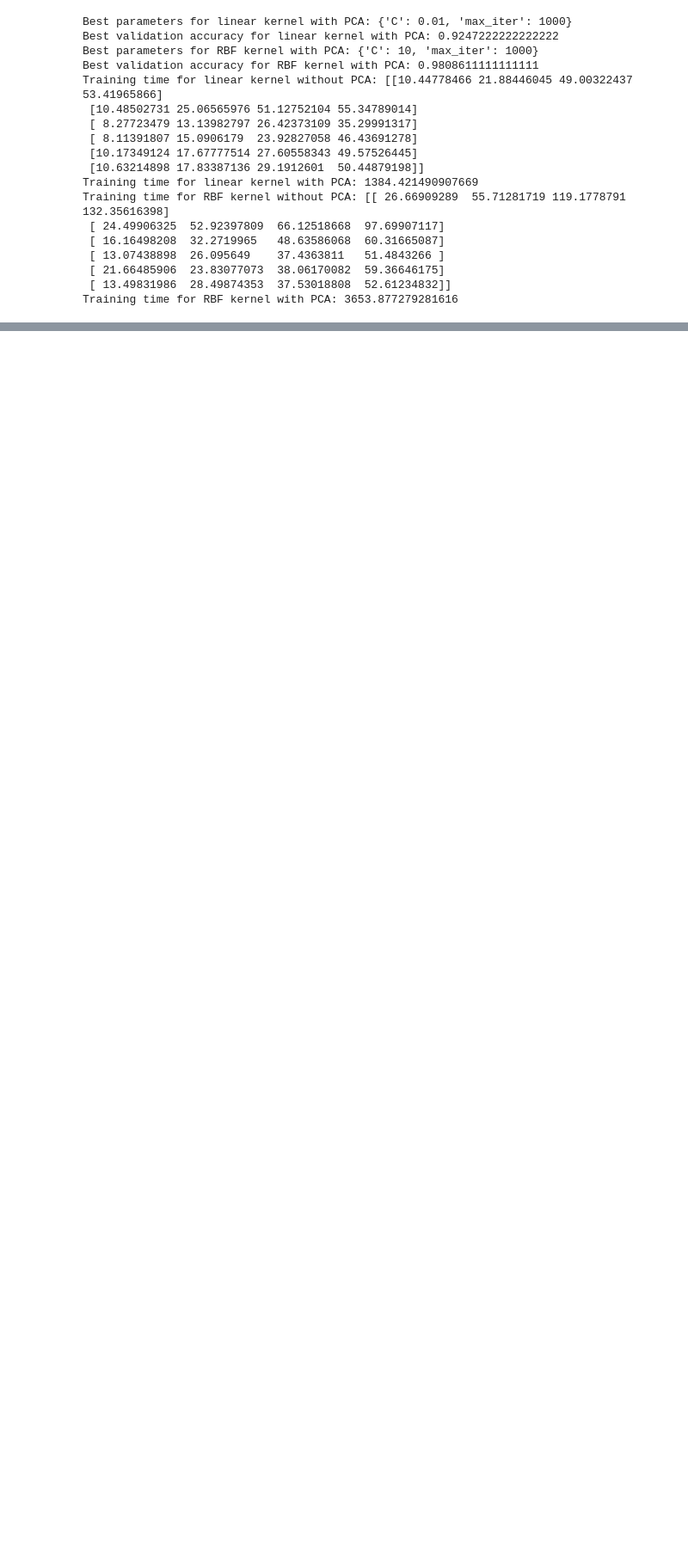
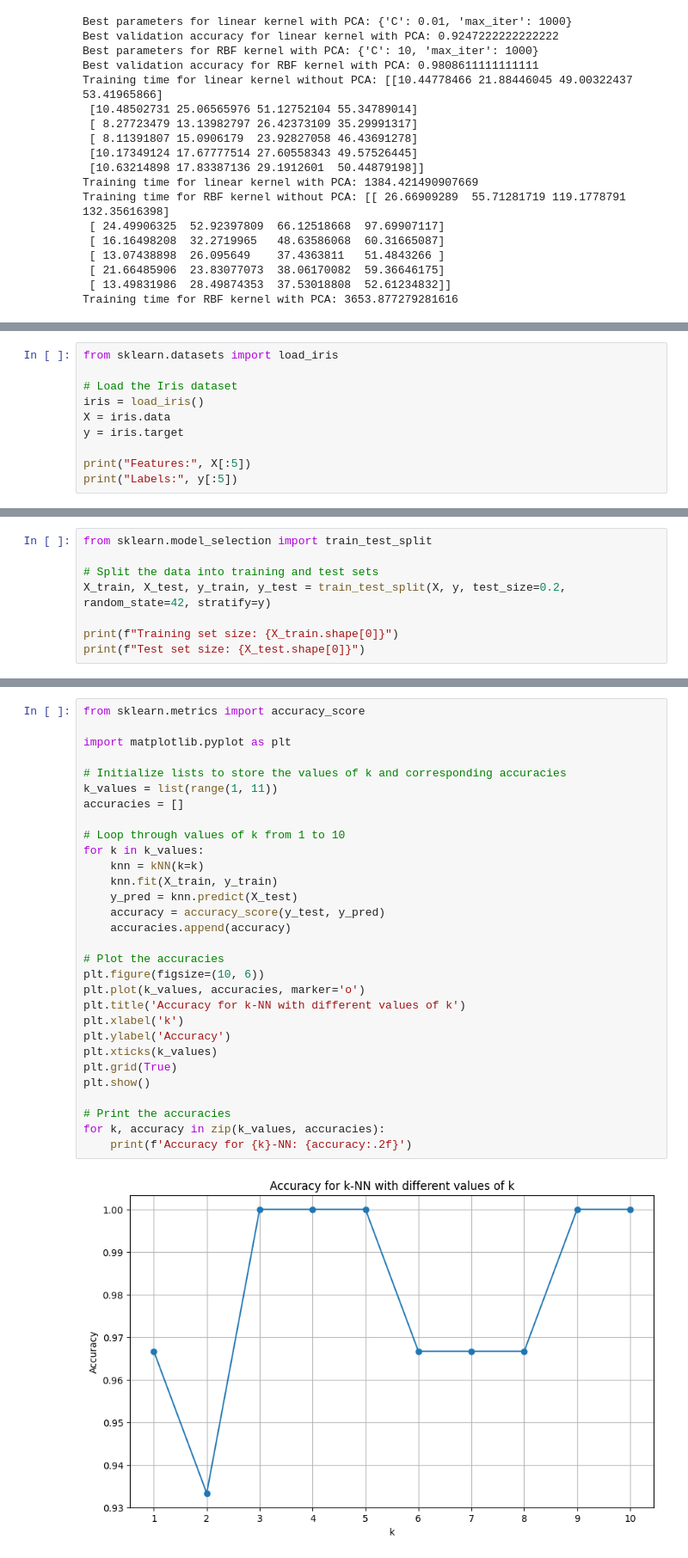
Before and after one commit to Manashap/GPA671, a Jupyter notebook: Lab2_V2.0.ipynb, the cells around one changed output, grey strips where cells are left out. Shown at 86% size. Drawn from its saved outputs; the diff is of its cells as text; blank space fills up the shorter version.

```diff
--- a/Lab2_V2.0.ipynb
+++ b/Lab2_V2.0.ipynb
@@ -1291,0 +1306,10 @@ class kNN(object):
+# %%
+from sklearn.datasets import load_iris
+
+# Load the Iris dataset
+iris = load_iris()
+X = iris.data
+y = iris.target
+
+print("Features:", X[:5])
+print("Labels:", y[:5])
@@ -1291,0 +1323,8 @@ class kNN(object):
+# %%
+from sklearn.model_selection import train_test_split
+
+# Split the data into training and test sets
+X_train, X_test, y_train, y_test = train_test_split(X, y, test_size=0.2, random_state=42, stratify=y)
+
+print(f"Training set size: {X_train.shape[0]}")
+print(f"Test set size: {X_test.shape[0]}")
@@ -1291,0 +1334,32 @@ class kNN(object):
+# %%
+from sklearn.metrics import accuracy_score
+
+import matplotlib.pyplot as plt
+
+# Initialize lists to store the values of k and corresponding accuracies
+k_values = list(range(1, 11))
+accuracies = []
+
+# Loop through values of k from 1 to 10
+for k in k_values:
+    knn = kNN(k=k)
+    knn.fit(X_train, y_train)
+    y_pred = knn.predict(X_test)
+    accuracy = accuracy_score(y_test, y_pred)
+    accuracies.append(accuracy)
+
+# Plot the accuracies
+plt.figure(figsize=(10, 6))
+plt.plot(k_values, accuracies, marker='o')
+plt.title('Accuracy for k-NN with different values of k')
+plt.xlabel('k')
+plt.ylabel('Accuracy')
+plt.xticks(k_values)
+plt.grid(True)
+plt.show()
+
+# Print the accuracies
+for k, accuracy in zip(k_values, accuracies):
+    print(f'Accuracy for {k}-NN: {accuracy:.2f}')
+# %% [output]
+[figure, added]
```
Also changed, not shown: parts of 6 cells of this notebook.
